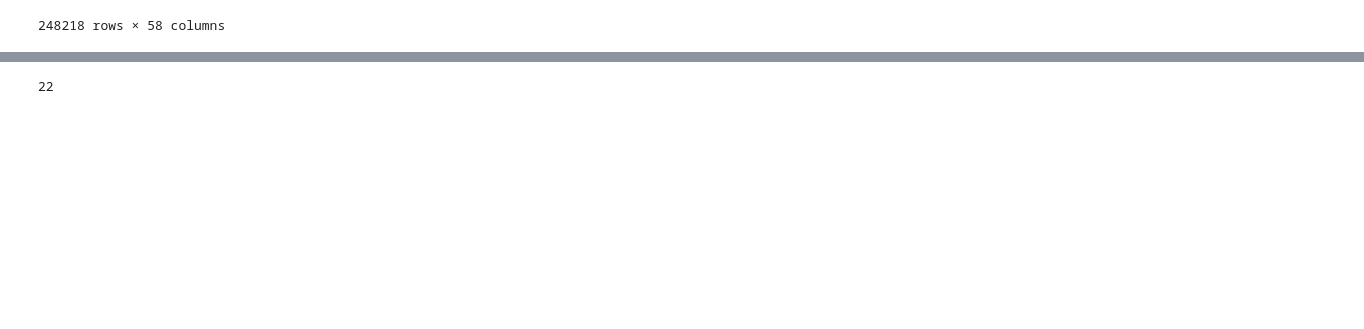
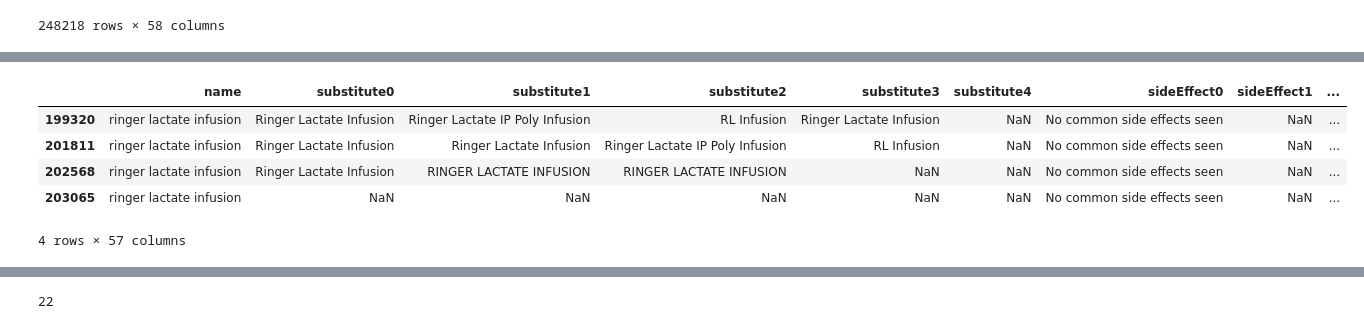
Before and after one commit to MylenaRoberta/medications-and-side-effects-networks, a Jupyter notebook: notebooks/exploratory-data-analysis.ipynb, the cells around one changed output, grey strips where cells are left out. Drawn from its saved outputs; the diff is of its cells as text; code cells hidden in the pictures; blank space fills up the shorter version.

```diff
--- a/notebooks/exploratory-data-analysis.ipynb
+++ b/notebooks/exploratory-data-analysis.ipynb
@@ -37,0 +99,10 @@ Index(['id', 'name', 'substitute0', 'substitute1', 'substitute2',
+# %%
+# Example of name with "repeated" records [1]
+df_medications.query('name == "ringer lactate infusion"')
+# %% [output]
+|  | name | substitute0 | substitute1 | substitute2 | substitute3 | substitute4 | sideEffect0 | sideEffect1 | ... |
+| 199320 | ringer lactate infusion | Ringer Lactate Infusion | Ringer Lactate IP Poly Infusion | RL Infusion | Ringer Lactate Infusion | NaN | No common side effects seen | NaN | ... |
+| 201811 | ringer lactate infusion | Ringer Lactate Infusion | Ringer Lactate Infusion | Ringer Lactate IP Poly Infusion | RL Infusion | NaN | No common side effects seen | NaN | ... |
+| 202568 | ringer lactate infusion | Ringer Lactate Infusion | RINGER LACTATE INFUSION | RINGER LACTATE INFUSION | NaN | NaN | No common side effects seen | NaN | ... |
+| 203065 | ringer lactate infusion | NaN | NaN | NaN | NaN | NaN | No common side effects seen | NaN | ... |
+4 rows × 57 columns
```
Also changed, not shown: parts of 47 cells of this notebook.
